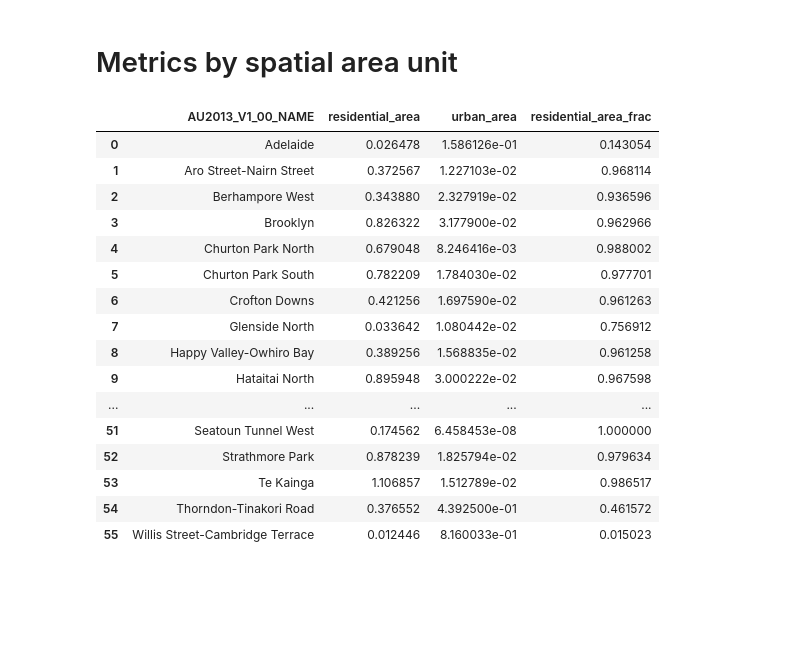
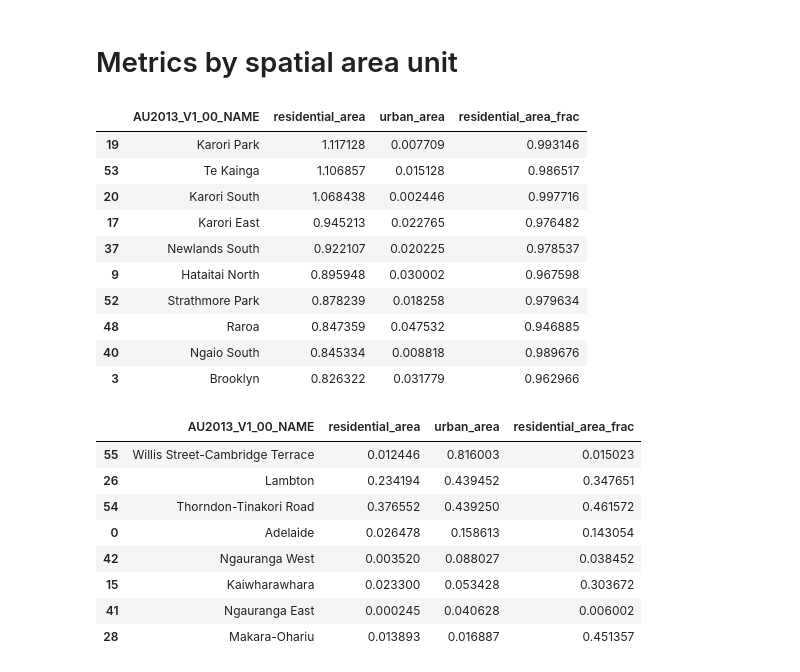
Before and after one commit to shriv/spatial-plays, a Jupyter notebook: Spatial data munging.ipynb, the cells around one changed output. Saved outputs shown, nothing was run; the diff lists cells and outputs as text; code cells hidden in the pictures; blank space fills up the shorter version.

```diff
--- a/Spatial data munging.ipynb
+++ b/Spatial data munging.ipynb
@@ -178,35 +178,41 @@ dp.pretty_ticks(3,3)
 # %%
 linz_wgtn['residential_area'] = linz_wgtn['geometry'].area / 10**6
 bldgs_wgtn['urban_area'] = bldgs_wgtn['geometry'].area / 10**6
 
 residential_area_linz = (linz_wgtn
                         .groupby(['AU2013_V1_00_NAME'])
                         .agg({'residential_area': 'sum'})
                         .reset_index())
 
 buildings_area_linz = (bldgs_wgtn
                         .groupby(['AU2013_V1_00_NAME'])
                         .agg({'urban_area': 'sum'})
                         .reset_index())
 
 all_area_linz = pd.merge(residential_area_linz, buildings_area_linz)
 all_area_linz['residential_area_frac'] = all_area_linz['residential_area'] / (all_area_linz['urban_area'] + all_area_linz['residential_area'])
-all_area_linz
+all_area_linz.sort_values(['residential_area_frac'], ascending=False).sort_values(['residential_area'], ascending=False).query('residential_area_frac > 0.9').head(10)
 # %% [output]
 |  | AU2013_V1_00_NAME | residential_area | urban_area | residential_area_frac |
-| 0 | Adelaide | 0.026478 | 1.586126e-01 | 0.143054 |
-| 1 | Aro Street-Nairn Street | 0.372567 | 1.227103e-02 | 0.968114 |
-| 2 | Berhampore West | 0.343880 | 2.327919e-02 | 0.936596 |
-| 3 | Brooklyn | 0.826322 | 3.177900e-02 | 0.962966 |
-| 4 | Churton Park North | 0.679048 | 8.246416e-03 | 0.988002 |
-| 5 | Churton Park South | 0.782209 | 1.784030e-02 | 0.977701 |
-| 6 | Crofton Downs | 0.421256 | 1.697590e-02 | 0.961263 |
-| 7 | Glenside North | 0.033642 | 1.080442e-02 | 0.756912 |
-| 8 | Happy Valley-Owhiro Bay | 0.389256 | 1.568835e-02 | 0.961258 |
-| 9 | Hataitai North | 0.895948 | 3.000222e-02 | 0.967598 |
-| ... | ... | ... | ... | ... |
-| 51 | Seatoun Tunnel West | 0.174562 | 6.458453e-08 | 1.000000 |
-| 52 | Strathmore Park | 0.878239 | 1.825794e-02 | 0.979634 |
-| 53 | Te Kainga | 1.106857 | 1.512789e-02 | 0.986517 |
-| 54 | Thorndon-Tinakori Road | 0.376552 | 4.392500e-01 | 0.461572 |
-| 55 | Willis Street-Cambridge Terrace | 0.012446 | 8.160033e-01 | 0.015023 |
+| 19 | Karori Park | 1.117128 | 0.007709 | 0.993146 |
+| 53 | Te Kainga | 1.106857 | 0.015128 | 0.986517 |
+| 20 | Karori South | 1.068438 | 0.002446 | 0.997716 |
+| 17 | Karori East | 0.945213 | 0.022765 | 0.976482 |
+| 37 | Newlands South | 0.922107 | 0.020225 | 0.978537 |
+| 9 | Hataitai North | 0.895948 | 0.030002 | 0.967598 |
+| 52 | Strathmore Park | 0.878239 | 0.018258 | 0.979634 |
+| 48 | Raroa | 0.847359 | 0.047532 | 0.946885 |
+| 40 | Ngaio South | 0.845334 | 0.008818 | 0.989676 |
+| 3 | Brooklyn | 0.826322 | 0.031779 | 0.962966 |
+# %%
+all_area_linz.sort_values(['residential_area_frac'], ascending=True).sort_values(['urban_area'], ascending=False).query('residential_area_frac < 0.5').head(10)
+# %% [output]
+|  | AU2013_V1_00_NAME | residential_area | urban_area | residential_area_frac |
+| 55 | Willis Street-Cambridge Terrace | 0.012446 | 0.816003 | 0.015023 |
+| 26 | Lambton | 0.234194 | 0.439452 | 0.347651 |
+| 54 | Thorndon-Tinakori Road | 0.376552 | 0.439250 | 0.461572 |
+| 0 | Adelaide | 0.026478 | 0.158613 | 0.143054 |
+| 42 | Ngauranga West | 0.003520 | 0.088027 | 0.038452 |
+| 15 | Kaiwharawhara | 0.023300 | 0.053428 | 0.303672 |
+| 41 | Ngauranga East | 0.000245 | 0.040628 | 0.006002 |
+| 28 | Makara-Ohariu | 0.013893 | 0.016887 | 0.451357 |
```
Also changed, not shown: parts of 5 cells of this notebook.
